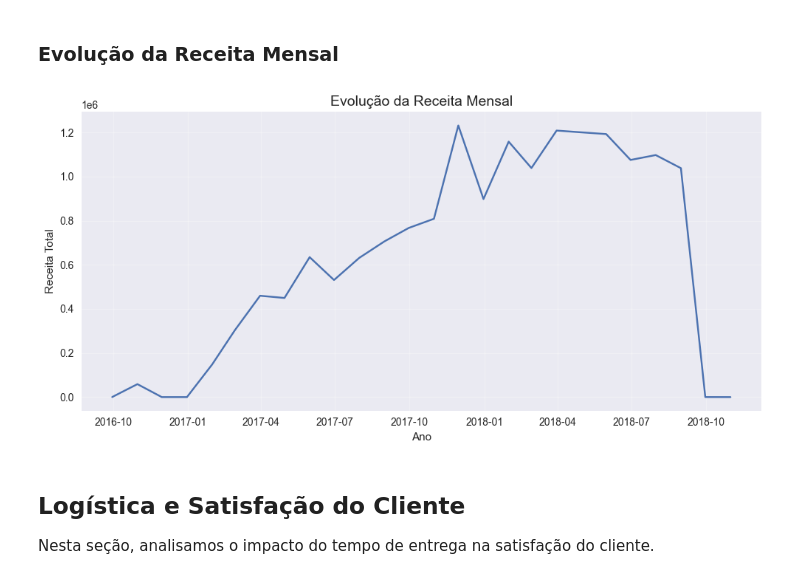
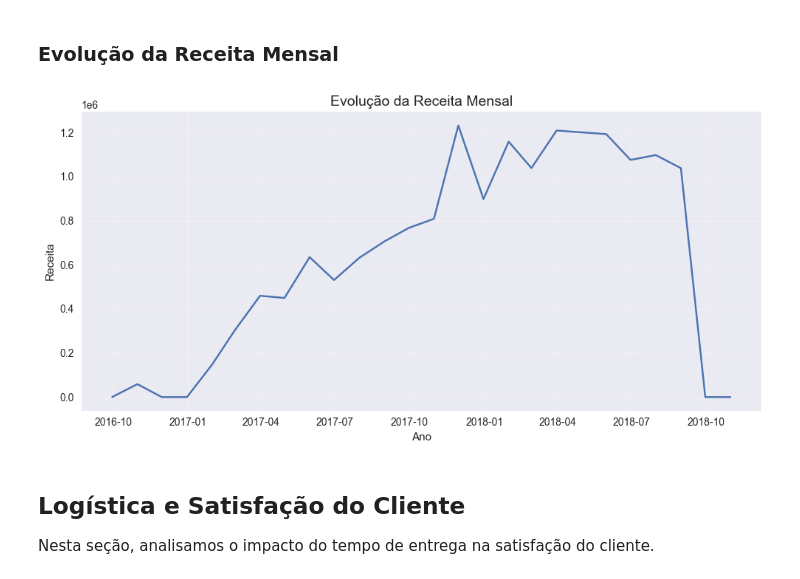
Before and after one commit to murilofigueira88/olist-analise-dados, a Jupyter notebook: notebooks/01_eda_olist.ipynb, the cells around one changed output. Cells and saved outputs as stored; diff of their text form; code cells hidden in the pictures.

```diff
--- a/notebooks/01_eda_olist.ipynb
+++ b/notebooks/01_eda_olist.ipynb
@@ -169,13 +171,15 @@ receita_mensal = (
 # %%
 plt.plot(receita_mensal)
 plt.title('Evolução da Receita Mensal')
 plt.xlabel('Ano')
-plt.ylabel('Receita Total')
+plt.ylabel('Receita')
 plt.grid(alpha=0.3)
 plt.tight_layout()
+
+plt.savefig('../images/receita_mensal.png', dpi=150, bbox_inches='tight')
 plt.show()
 # %% [output]
-[figure, old version]
+[figure, new version]
 # %% [markdown]
 ## Logística e Satisfação do Cliente
 
```
Also changed, not shown: parts of 3 cells of this notebook.
